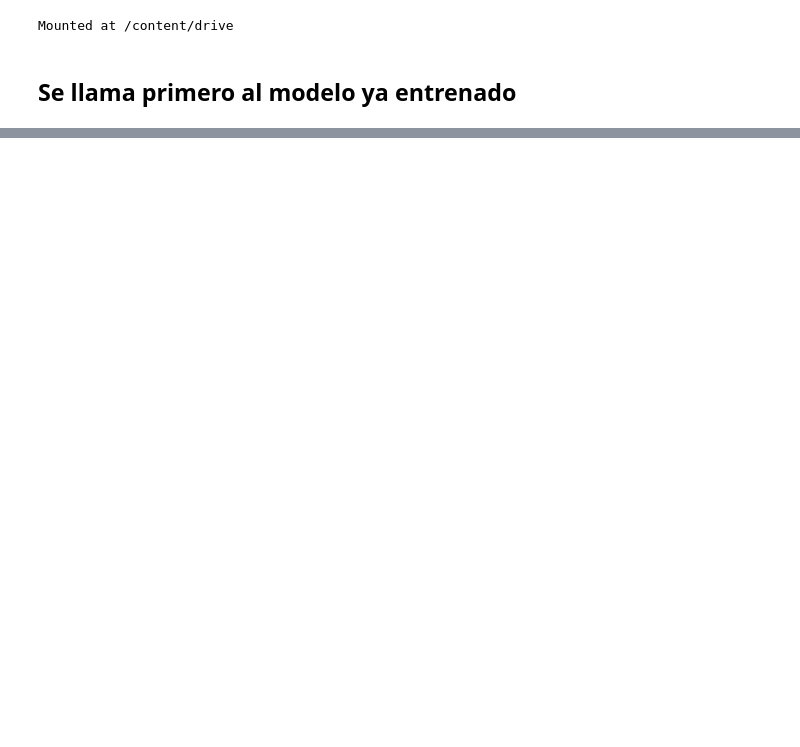
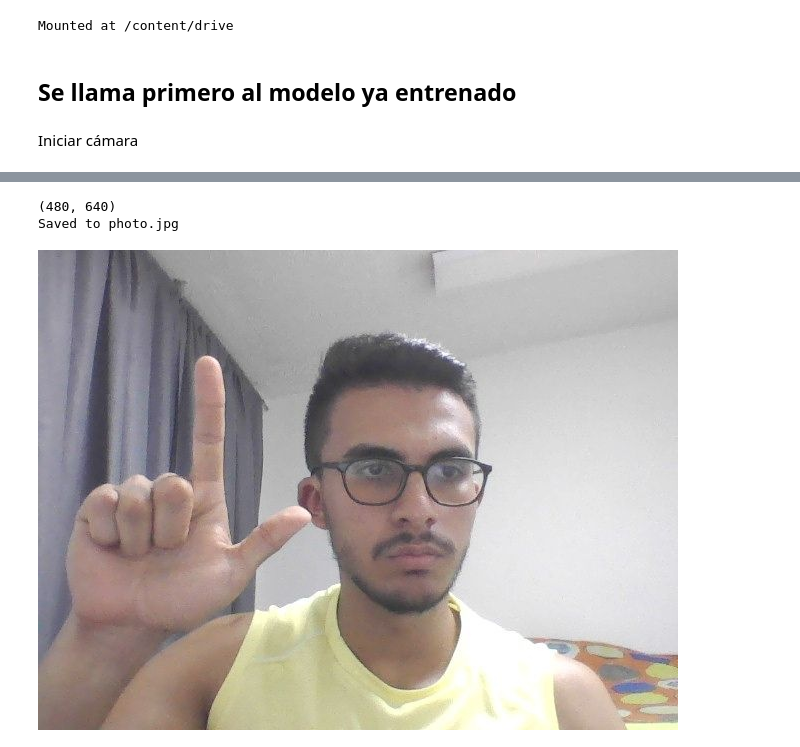
Before and after one commit to cristhiansito123/mai_hand, a Jupyter notebook: scripts/evaluation/evaluation_model.ipynb, the cells around one changed output, grey strips where cells are left out. Drawn from its saved outputs; the diff is of its cells as text; code cells hidden in the pictures; blank space fills up the shorter version.

```diff
--- a/scripts/evaluation/evaluation_model.ipynb
+++ b/scripts/evaluation/evaluation_model.ipynb
@@ -18,3 +18,5 @@ model_path = '/content/drive/MyDrive/signal_language/asl_dataset/random_forest_m
 
 # Cargar el modelo desde Google Drive
 model = joblib.load(model_path)
+# %% [markdown]
+Iniciar cámara
@@ -20,0 +34,18 @@ model = joblib.load(model_path)
+# %%
+def js_to_image(js_reply):
+  """
+  Params:
+          js_reply: JavaScript object containing image from webcam
+  Returns:
+          img: OpenCV BGR image
+  """
+  # decode base64 image
+  image_bytes = b64decode(js_reply.split(',')[1])
+  # convert bytes to numpy array
+  jpg_as_np = np.frombuffer(image_bytes, dtype=np.uint8)
+  # decode numpy array into OpenCV BGR image
+  img = cv2.imdecode(jpg_as_np, flags=1)
+
+  return img
+# %%
+face_cascade = cv2.CascadeClassifier(cv2.samples.findFile(cv2.data.haarcascades + 'haarcascade_frontalface_default.xml'))
@@ -20,0 +103,12 @@ model = joblib.load(model_path)
+# %%
+try:
+  filename = take_photo('photo.jpg')
+  print('Saved to {}'.format(filename))
+
+  # Show the image which was just taken.
+  display(Image(filename))
+except Exception as err:
+  # Errors will be thrown if the user does not have a webcam or if they do not
+  # grant the page permission to access it.
+  print(str(err))
+# %% [output]
@@ -20,0 +116,3 @@ model = joblib.load(model_path)
+(480, 640)
+Saved to photo.jpg
+[figure, added]
```
Also changed, not shown: parts of 13 cells of this notebook.
